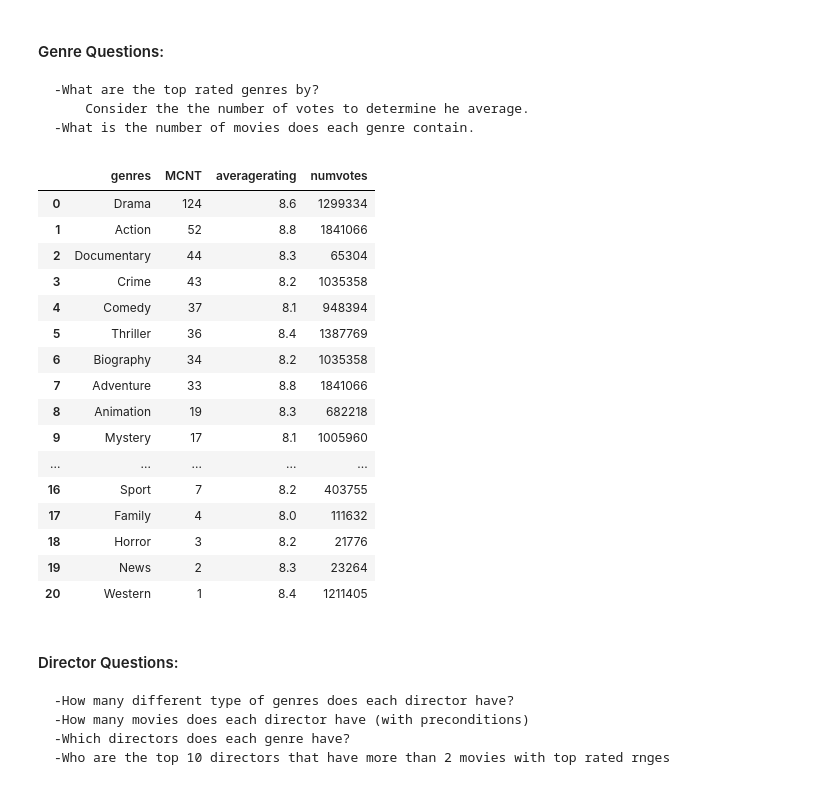
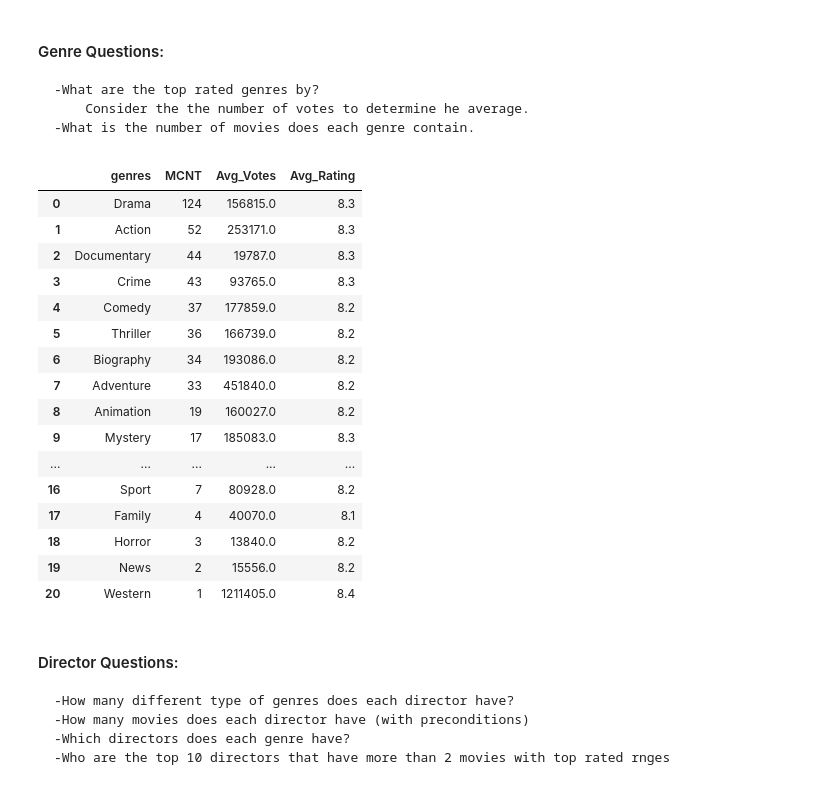
Before and after one commit to Dmvinedata/Phase1_Project, a Jupyter notebook: Microsoft_Rec_DJackson_June22.ipynb, the cells around one changed output. Saved outputs shown, nothing was run; the diff lists cells and outputs as text; code cells hidden in the pictures.

```diff
--- a/Microsoft_Rec_DJackson_June22.ipynb
+++ b/Microsoft_Rec_DJackson_June22.ipynb
@@ -729,35 +729,35 @@ Look at genres with not a lot of movies for potentia cases
 # %%
 #Genres and Ratings
 mC ="""
 SELECT
     genres,
     COUNT (movie_id) AS MCNT,
-    averagerating,
-    numvotes
+    ROUND (AVG(numvotes), 0) as Avg_Votes,
+    ROUND (AVG(averagerating), 1) as Avg_Rating
 FROM g
 GROUP BY genres
 ORDER BY  MCNT DESC;
 """
 MovieCount = pysqldf(mC)
 MovieCount
 # %% [output]
-|  | genres | MCNT | averagerating | numvotes |
-| 0 | Drama | 124 | 8.6 | 1299334 |
-| 1 | Action | 52 | 8.8 | 1841066 |
-| 2 | Documentary | 44 | 8.3 | 65304 |
-| 3 | Crime | 43 | 8.2 | 1035358 |
-| 4 | Comedy | 37 | 8.1 | 948394 |
-| 5 | Thriller | 36 | 8.4 | 1387769 |
-| 6 | Biography | 34 | 8.2 | 1035358 |
-| 7 | Adventure | 33 | 8.8 | 1841066 |
-| 8 | Animation | 19 | 8.3 | 682218 |
-| 9 | Mystery | 17 | 8.1 | 1005960 |
+|  | genres | MCNT | Avg_Votes | Avg_Rating |
+| 0 | Drama | 124 | 156815.0 | 8.3 |
+| 1 | Action | 52 | 253171.0 | 8.3 |
+| 2 | Documentary | 44 | 19787.0 | 8.3 |
+| 3 | Crime | 43 | 93765.0 | 8.3 |
+| 4 | Comedy | 37 | 177859.0 | 8.2 |
+| 5 | Thriller | 36 | 166739.0 | 8.2 |
+| 6 | Biography | 34 | 193086.0 | 8.2 |
+| 7 | Adventure | 33 | 451840.0 | 8.2 |
+| 8 | Animation | 19 | 160027.0 | 8.2 |
+| 9 | Mystery | 17 | 185083.0 | 8.3 |
 | ... | ... | ... | ... | ... |
-| 16 | Sport | 7 | 8.2 | 403755 |
-| 17 | Family | 4 | 8.0 | 111632 |
-| 18 | Horror | 3 | 8.2 | 21776 |
-| 19 | News | 2 | 8.3 | 23264 |
-| 20 | Western | 1 | 8.4 | 1211405 |
+| 16 | Sport | 7 | 80928.0 | 8.2 |
+| 17 | Family | 4 | 40070.0 | 8.1 |
+| 18 | Horror | 3 | 13840.0 | 8.2 |
+| 19 | News | 2 | 15556.0 | 8.2 |
+| 20 | Western | 1 | 1211405.0 | 8.4 |
 # %% [markdown]
 #### Director Questions:
     -How many different type of genres does each director have?
```
Also changed, not shown: parts of 20 cells of this notebook.
